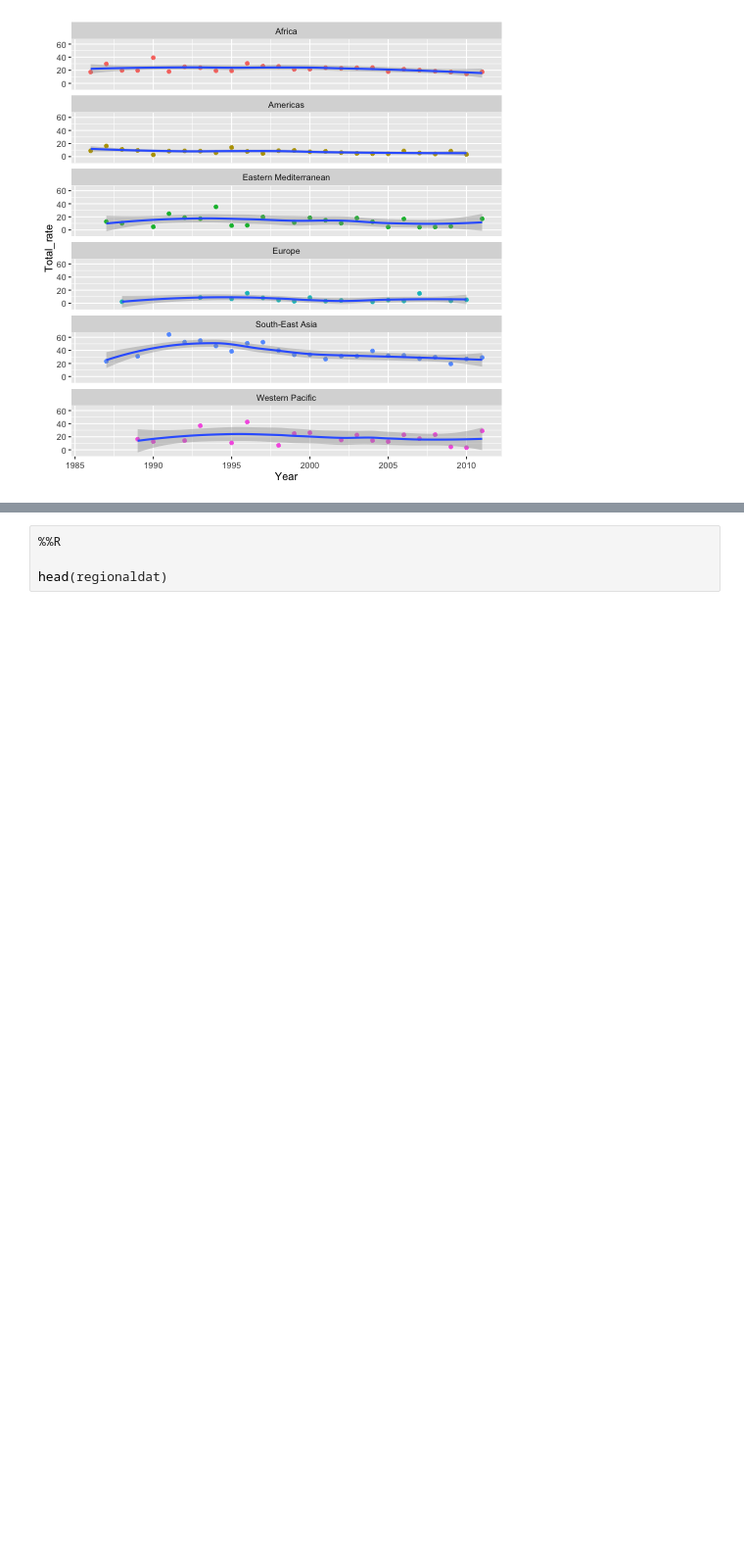
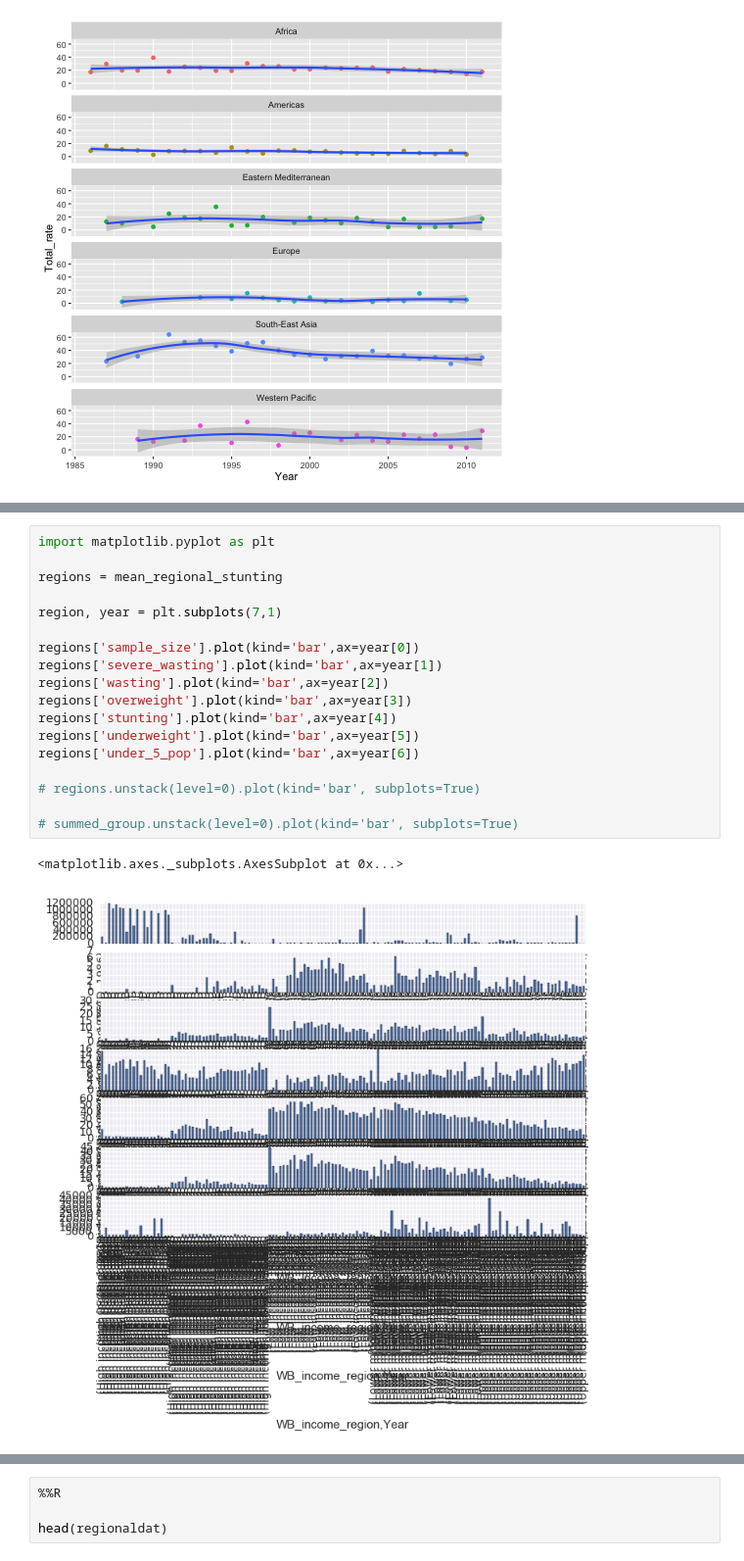
Before and after one commit to Apeder/Global_Stunting_Visualization, a Jupyter notebook: Data/Raw_Data_Cleaning/Data_Acquisition_Cleaning.ipynb, the cells around one changed output, grey strips where cells are left out. Shown at 98% size. Saved outputs shown, nothing was run; the diff lists cells and outputs as text; blank space fills up the shorter version.

```diff
--- a/Data/Raw_Data_Cleaning/Data_Acquisition_Cleaning.ipynb
+++ b/Data/Raw_Data_Cleaning/Data_Acquisition_Cleaning.ipynb
@@ -227,0 +298,21 @@ mean_regional_stunting.head()
+# %%
+import matplotlib.pyplot as plt
+
+regions = mean_regional_stunting
+
+region, year = plt.subplots(7,1)
+
+regions['sample_size'].plot(kind='bar',ax=year[0])
+regions['severe_wasting'].plot(kind='bar',ax=year[1])
+regions['wasting'].plot(kind='bar',ax=year[2])
+regions['overweight'].plot(kind='bar',ax=year[3])
+regions['stunting'].plot(kind='bar',ax=year[4])
+regions['underweight'].plot(kind='bar',ax=year[5])
+regions['under_5_pop'].plot(kind='bar',ax=year[6])
+
+# regions.unstack(level=0).plot(kind='bar', subplots=True)
+
+# summed_group.unstack(level=0).plot(kind='bar', subplots=True)
+# %% [output]
+<matplotlib.axes._subplots.AxesSubplot at 0x...>
+[figure, added]
```
Also changed, not shown: parts of 28 cells of this notebook.
